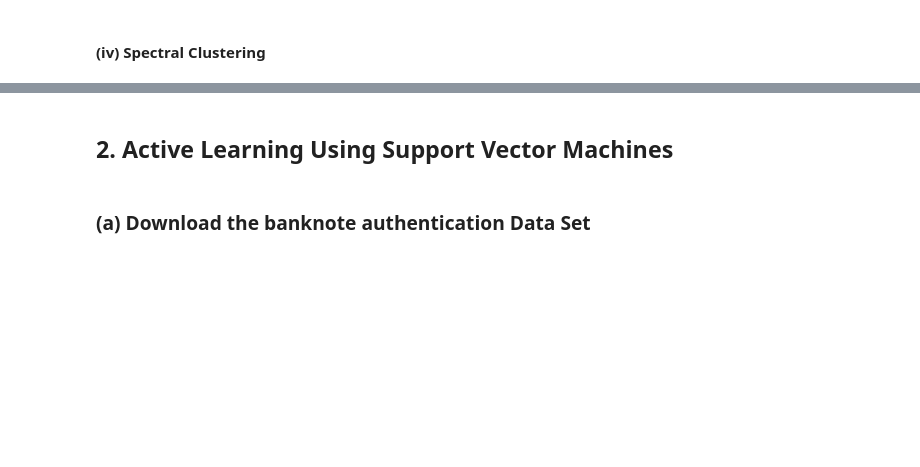
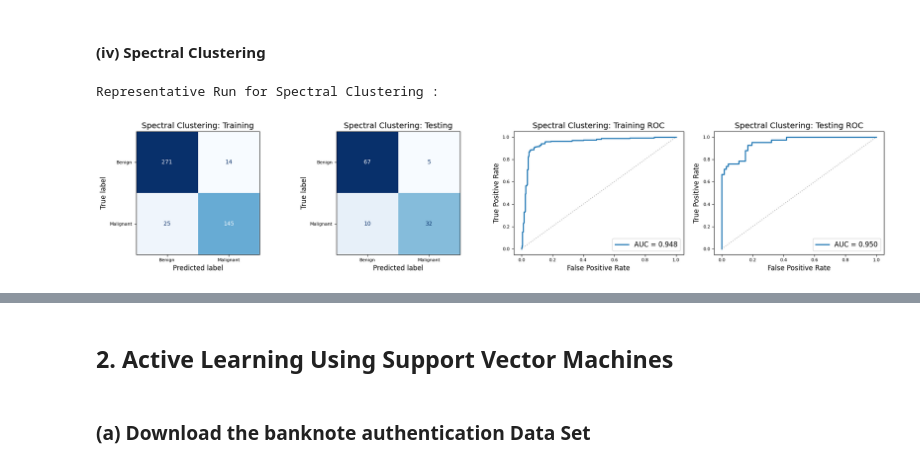
Before and after one commit to gblombach/DSCI-552_Homework_8, a Jupyter notebook: HW8/notebooks/Blombach_George_HW8.ipynb, the cells around one changed output, grey strips where cells are left out. Cells and saved outputs as stored; diff of their text form; code cells hidden in the pictures; blank space fills up the shorter version.

```diff
--- a/HW8/notebooks/Blombach_George_HW8.ipynb
+++ b/HW8/notebooks/Blombach_George_HW8.ipynb
@@ -188,2 +256,82 @@ show_roc_and_cm(y_train, y_test,semi_train_pred,semi_test_pred, semi_train_score
 # %% [markdown]
 #### (iv) Spectral Clustering
+# %%
+# Function to find gamma with cluster sizes closest to the original class balance
+def find_spectral_gamma(X_train_scaled, y_train, random_state):
+    target_sizes = np.sort(y_train.value_counts().to_numpy())
+    gamma_grid = np.logspace(-5, 0, 100)
+    best_gamma = None
+    best_difference = np.inf
+    for gamma in gamma_grid:
+        spectral = SpectralClustering(n_clusters=2, affinity="rbf", gamma=gamma, assign_labels="kmeans", n_init=50,random_state=random_state)
+        cluster_pred = spectral.fit_predict(X_train_scaled)
+        cluster_sizes = np.sort(np.bincount(cluster_pred, minlength=2))
+        difference = np.sum(np.abs(cluster_sizes - target_sizes))    # dif between cluster sizes and true class size
+        if difference < best_difference:
+            best_difference = difference
+            best_gamma = gamma
+    return best_gamma
+# Function to fit spectral clustering
+def fit_spectral(X_train, y_train, random_state):
+    scaler = StandardScaler()
+    X_train_scaled = scaler.fit_transform(X_train)        #scale
+    best_gamma = find_spectral_gamma(X_train_scaled, y_train, random_state)
+    spectral = SpectralClustering(n_clusters=2, affinity="rbf", gamma=best_gamma, assign_labels="kmeans", n_init=50, random_state=random_state)
+    cluster_pred = spectral.fit_predict(X_train_scaled)
+    return scaler, spectral, cluster_pred, best_gamma
+# Function to assign different class labels to the two spectral clusters
+def assign_spectral_labels(cluster_pred, y_train):
+    y_true = y_train.to_numpy()
+    mapping_1 = {0: 0, 1: 1}  # Possible binary mappings: # cluster 0 -> class 0 and cluster 1 -> class 1
+    pred_1 = np.array([mapping_1[cluster] for cluster in cluster_pred])
+    mapping_2 = {0: 1, 1: 0}  # cluster 0 -> class 1 and cluster 1 -> class 0
+    pred_2 = np.array([mapping_2[cluster] for cluster in cluster_pred])
+    accuracy_1 = accuracy_score(y_true, pred_1)
+    accuracy_2 = accuracy_score(y_true, pred_2)
+    if accuracy_1 >= accuracy_2:
+        return mapping_1
+    return mapping_2
+# Function for spectral training predictions
+def predict_spectral_train(cluster_pred, cluster_labels):
+    y_pred = np.array([cluster_labels[cluster] for cluster in cluster_pred])
+    return y_pred
+# Function for spectral test predictions
+def predict_spectral_test(X_train_scaled, X_test_scaled, cluster_pred, cluster_labels):
+    distances = pairwise_distances(X_test_scaled, X_train_scaled)
+    nearest_idx = np.argmin(distances, axis=1)
+    nearest_clusters = cluster_pred[nearest_idx]
+    y_pred = np.array([cluster_labels[cluster] for cluster in nearest_clusters])
+    return y_pred
+# Function to calculate spectral clustering scores for ROC/AUC
+def get_spectral_scores(X_train_scaled, X_eval_scaled, cluster_pred, cluster_labels):
+    benign_cluster = [cluster for cluster, label in cluster_labels.items() if label == 0][0]
+    malignant_cluster = [cluster for cluster, label in cluster_labels.items() if label == 1][0]
+    benign_points = X_train_scaled[cluster_pred == benign_cluster]     # Training observations for ea. spectral cluster
+    malignant_points = X_train_scaled[cluster_pred == malignant_cluster]
+    benign_distances = pairwise_distances(X_eval_scaled, benign_points) # Distance from observation to observation
+    malignant_distances = pairwise_distances(X_eval_scaled, malignant_points)
+    d_benign = benign_distances.min(axis=1)         # Distance to closest observation in each cluster
+    d_malignant = malignant_distances.min(axis=1)
+    scores = d_benign - d_malignant                 # Positive score means relatively closer to malignant cluster
+    return scores
+# evaluate spectral clustering
+def evaluate_spectral(X_train, X_test, y_train, y_test, random_state):
+    scaler, spectral, spectral_clusters, best_gamma = fit_spectral(X_train, y_train, random_state=random_state) # fit spectral clustering
+    X_train_scaled = scaler.transform(X_train)
+    X_test_scaled = scaler.transform(X_test)
+    spectral_cluster_labels = assign_spectral_labels(spectral_clusters,y_train) # Assign each spectral cluster a class
+    spectral_train_pred = predict_spectral_train(spectral_clusters, spectral_cluster_labels) # Training predictions
+    spectral_test_pred = predict_spectral_test(X_train_scaled, X_test_scaled, spectral_clusters, spectral_cluster_labels) # Test predictions
+    spectral_train_scores = get_spectral_scores(X_train_scaled, X_train_scaled, spectral_clusters, spectral_cluster_labels)
+    spectral_test_scores = get_spectral_scores(X_train_scaled, X_test_scaled, spectral_clusters, spectral_cluster_labels)
+    spectral_train_metrics = calc_metrics(y_train, spectral_train_pred, spectral_train_scores)
+    spectral_test_metrics = calc_metrics(y_test, spectral_test_pred, spectral_test_scores)
+    return(spectral_train_metrics, spectral_test_metrics, spectral_train_pred, spectral_test_pred, spectral_train_scores, spectral_test_scores)
+# perform representative run
+(spectral_train_metrics, spectral_test_metrics, spectral_train_pred, spectral_test_pred, spectral_train_scores, spectral_test_scores) \
+= evaluate_spectral(X_train, X_test,y_train, y_test, random_state=333)
+# Show ROC curves and confusion matrices for representative run
+show_roc_and_cm(y_train,y_test, spectral_train_pred, spectral_test_pred, spectral_train_scores, spectral_test_scores, "Spectral Clustering")
+# %% [output]
+Representative Run for Spectral Clustering :
+[figure, added]
```
Also changed, not shown: parts of 14 cells of this notebook.
